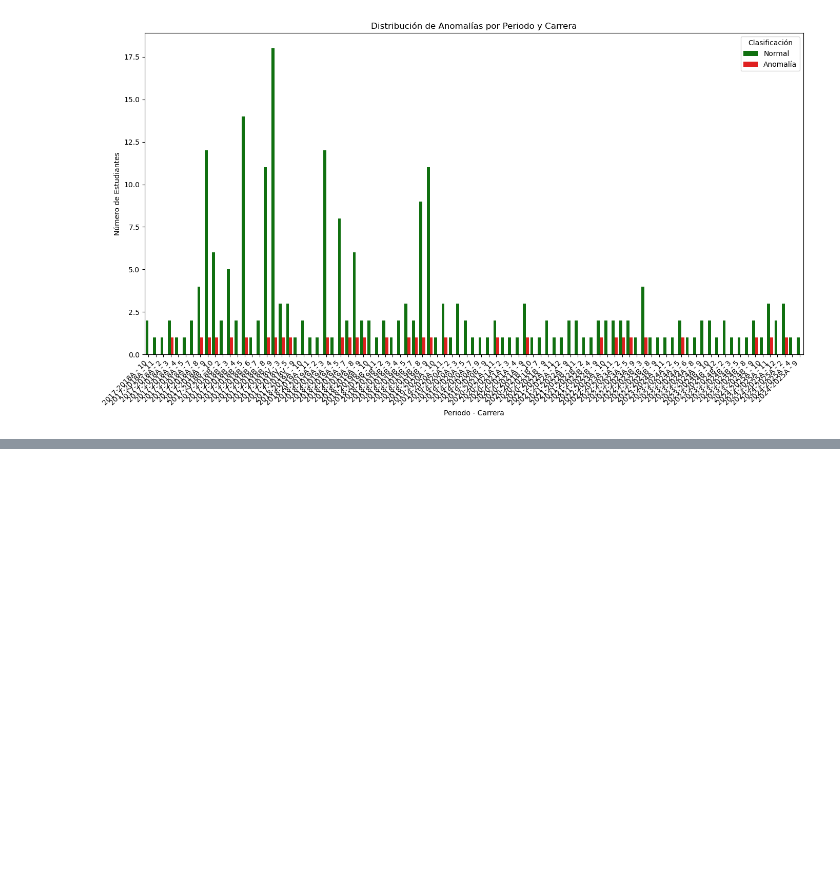
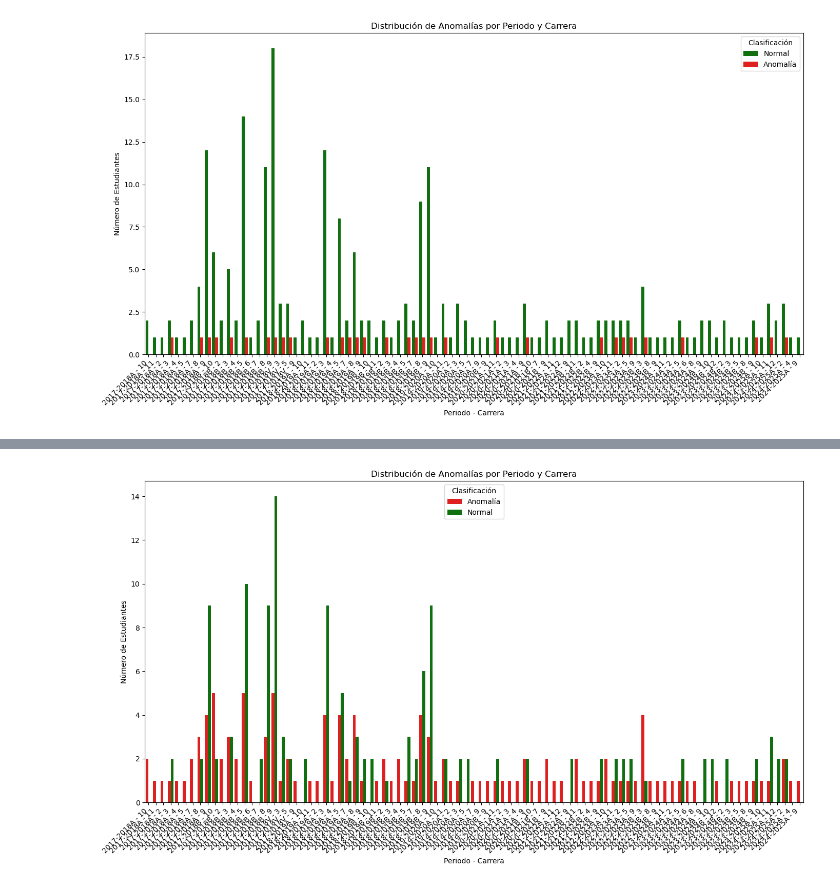
Before and after one commit to Yaki-55/tesis, a Jupyter notebook: primerModelo.ipynb, the cells around one changed output, grey strips where cells are left out. Drawn from its saved outputs; the diff is of its cells as text; code cells hidden in the pictures; blank space fills up the shorter version.

```diff
--- a/primerModelo.ipynb
+++ b/primerModelo.ipynb
@@ -338,0 +401,4 @@ plot_anomaly_distribution_by_period_career(combined_anomalies_df)
+# %%
+anomaly_data_svm = apply_one_class_svm_to_grades(all_period_data, nu=0.05)
+# Datos
+anomaly_data_svm
@@ -338,0 +423,6 @@ plot_anomaly_distribution_by_period_career(combined_anomalies_df)
+# %%
+combined_anomalies_svm_df = combine_anomaly_results(anomaly_data_svm)
+combined_anomalies_svm_df['anomaly'] = combined_anomalies_svm_df['anomaly'].map({1: 0, -1: 1})  # Convertir a 0 y 1
+# Convertir period_id a su nombre usando period_map
+combined_anomalies_svm_df['period_name'] = combined_anomalies_svm_df['period_id'].map(period_map)
+combined_anomalies_svm_df
@@ -338,0 +477,4 @@ plot_anomaly_distribution_by_period_career(combined_anomalies_df)
+# %%
+plot_anomaly_distribution_by_period_career(combined_anomalies_svm_df)
+# %% [output]
+[figure, added]
```
Also changed, not shown: parts of 5 cells of this notebook.
